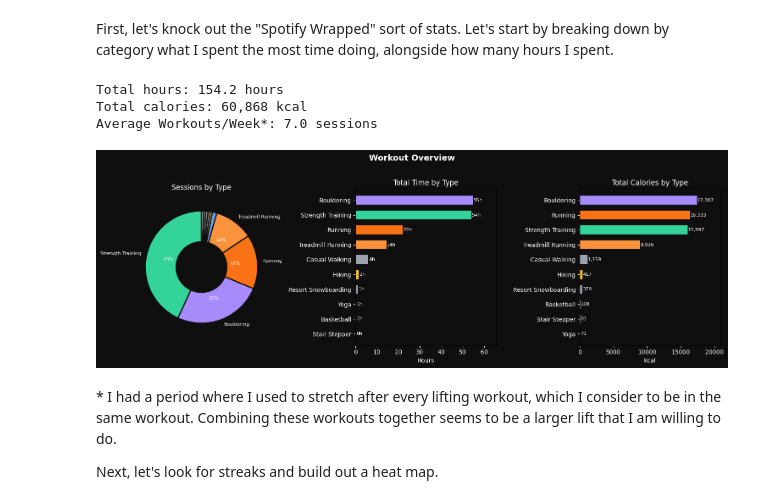
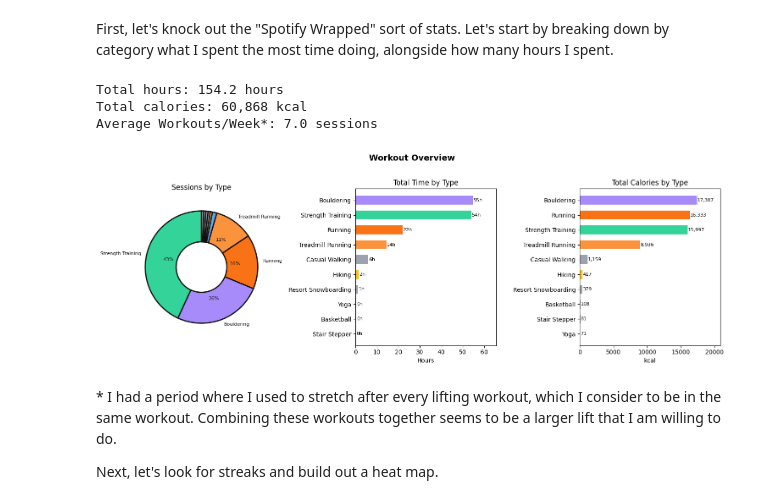
Before and after one commit to jinsung-kim/internet-experiments, a Jupyter notebook: garmin_analysis.ipynb, the cells around one changed output. Drawn from its saved outputs; the diff is of its cells as text; code cells hidden in the pictures.

```diff
--- a/garmin_analysis.ipynb
+++ b/garmin_analysis.ipynb
@@ -122,69 +122,66 @@ Let's start by breaking down by category what I spent the most time doing, along
 # %%
 counts = df['Activity Type'].value_counts()
 total_hours = df['duration_min'].sum() / 60
 total_cals = df['Calories'].sum()
 days_span = (df['Date'].max() - df['Date'].min()).days
 
 print(f"Total hours: {total_hours:.1f} hours")
 print(f"Total calories: {total_cals:,.0f} kcal")
 print(f"Average Workouts/Week*: {len(df)/(days_span/7):.1f} sessions")
 
-BG = '#0f0f0f'
+fig, axes = plt.subplots(1, 3, figsize=(15, 5))
+fig.suptitle('Workout Overview', fontsize=14, fontweight='bold', y=1.02)
 
 total = counts.sum()
 pcts = counts.values / total
 
 def autopct(v):
 	return '%1.0f%%' % v if v / 100 >= 0.02 else ''
 
-with plt.rc_context({'axes.facecolor': BG, 'figure.facecolor': BG,
-					 'text.color': 'white', 'axes.labelcolor': 'white',
-					 'xtick.color': 'white', 'ytick.color': 'white'}):
-	fig, axes = plt.subplots(1, 3, figsize=(15, 5))
-	fig.suptitle('Workout Overview', fontsize=14, fontweight='bold', y=1.02)
+ax = axes[0]
+c_map = [COLORS.get(k, '#9ca3af') for k in counts.index]
+# Hide the activities in the donut chart under 2%
+# to avoid overlapping labels on the top half of the chart.
+labels = [l if p >= 0.02 else '' for l, p in zip(counts.index, pcts)]
+wedges, texts, autotexts = ax.pie(
+	counts.values, labels=labels, autopct=autopct,
+	colors=c_map, startangle=90,
+	wedgeprops=dict(width=0.55, edgecolor='#0f0f0f', linewidth=2),
+	textprops=dict(fontsize=8)
+)
+for at in autotexts:
+	at.set_color('#111')
+ax.set_title('Sessions by Type', pad=12)
 
-	ax = axes[0]
-	c_map = [COLORS.get(k, '#9ca3af') for k in counts.index]
-	labels = [l if p >= 0.02 else '' for l, p in zip(counts.index, pcts)]
-	wedges, texts, autotexts = ax.pie(
-		counts.values, labels=labels, autopct=autopct,
-		colors=c_map, startangle=90,
-		wedgeprops=dict(width=0.55, edgecolor=BG, linewidth=2),
-		textprops=dict(fontsize=8)
-	)
-	for at in autotexts:
-		at.set_color('white')
-	ax.set_title('Sessions by Type', pad=12)
+ax = axes[1]
+hrs = df.groupby('Activity Type')['duration_min'].sum().sort_values() / 60
+colors2 = [COLORS.get(k, '#9ca3af') for k in hrs.index]
+bars = ax.barh(hrs.index, hrs.values, color=colors2, height=0.6)
+for bar, val in zip(bars, hrs.values):
+	ax.text(val + 0.3, bar.get_y() + bar.get_height()/2,
+			f'{val:.0f}h', va='center', fontsize=8)
+ax.set_xlabel('Hours')
+ax.set_title('Total Time by Type')
+ax.set_xlim(0, hrs.max()*1.2)
 
-	ax = axes[1]
-	hrs = df.groupby('Activity Type')['duration_min'].sum().sort_values() / 60
-	colors2 = [COLORS.get(k, '#9ca3af') for k in hrs.index]
-	bars = ax.barh(hrs.index, hrs.values, color=colors2, height=0.6)
-	for bar, val in zip(bars, hrs.values):
-		ax.text(val + 0.3, bar.get_y() + bar.get_height()/2,
-				f'{val:.0f}h', va='center', fontsize=8, color='white')
-	ax.set_xlabel('Hours')
-	ax.set_title('Total Time by Type')
-	ax.set_xlim(0, hrs.max()*1.2)
+ax = axes[2]
+cal = df.groupby('Activity Type')['Calories'].sum().sort_values()
+colors3 = [COLORS.get(k, '#9ca3af') for k in cal.index]
+bars = ax.barh(cal.index, cal.values, color=colors3, height=0.6)
+for bar, val in zip(bars, cal.values):
+	ax.text(val + 50, bar.get_y() + bar.get_height()/2,
+			f'{val:,.0f}', va='center', fontsize=8)
+ax.set_xlabel('kcal')
+ax.set_title('Total Calories by Type')
+ax.set_xlim(0, cal.max()*1.2)
 
-	ax = axes[2]
-	cal = df.groupby('Activity Type')['Calories'].sum().sort_values()
-	colors3 = [COLORS.get(k, '#9ca3af') for k in cal.index]
-	bars = ax.barh(cal.index, cal.values, color=colors3, height=0.6)
-	for bar, val in zip(bars, cal.values):
-		ax.text(val + 50, bar.get_y() + bar.get_height()/2,
-				f'{val:,.0f}', va='center', fontsize=8, color='white')
-	ax.set_xlabel('kcal')
-	ax.set_title('Total Calories by Type')
-	ax.set_xlim(0, cal.max()*1.2)
-
-	plt.tight_layout()
-	plt.show()
+plt.tight_layout()
+plt.show()
 # %% [output]
 Total hours: 154.2 hours
 Total calories: 60,868 kcal
 Average Workouts/Week*: 7.0 sessions
-[figure, old version]
+[figure, new version]
 # %% [markdown]
 \* I had a period where I used to stretch after every lifting workout, which I consider to be in the same workout. Combining these workouts together seems to be a larger lift that I am willing to do.
 
```
Also changed, not shown: parts of 1 cell of this notebook.
